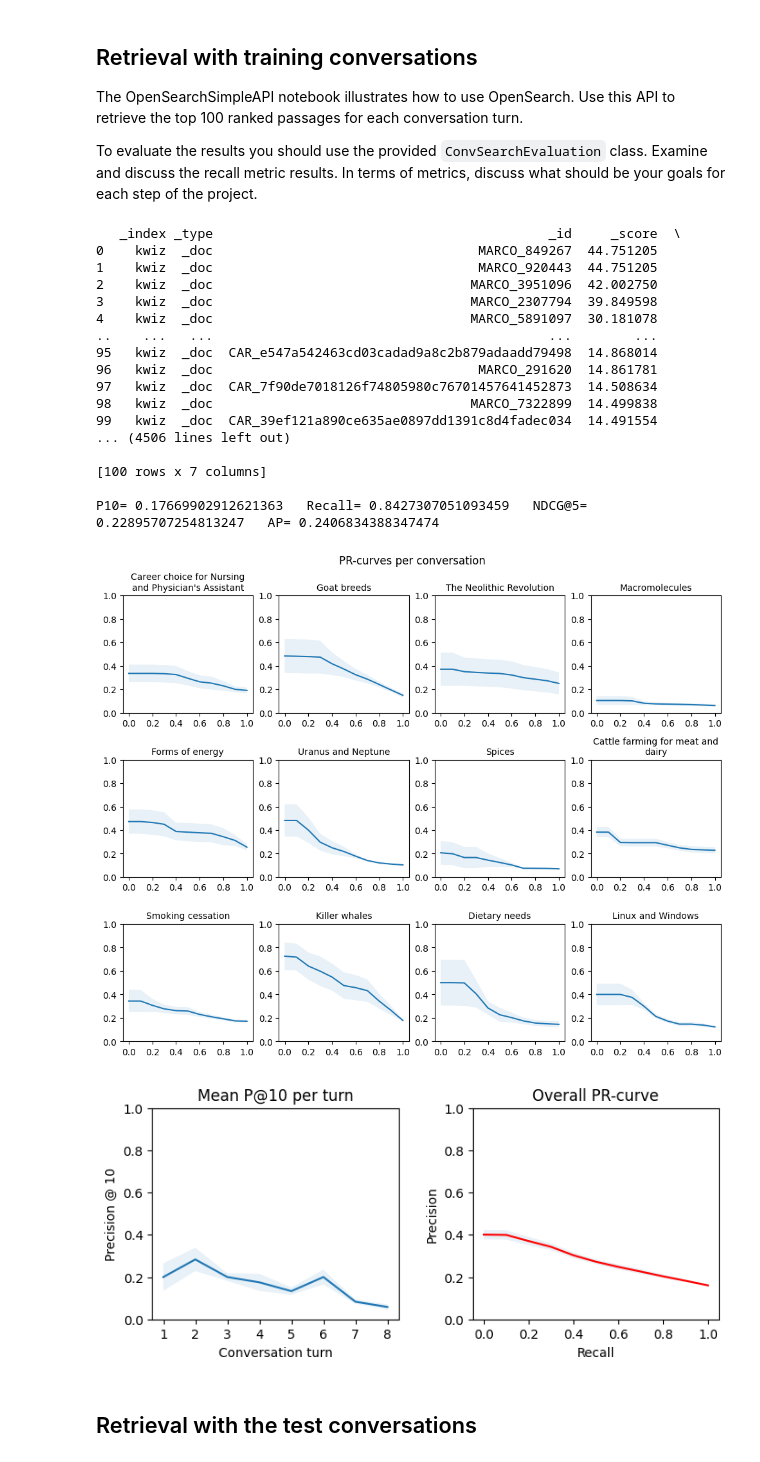
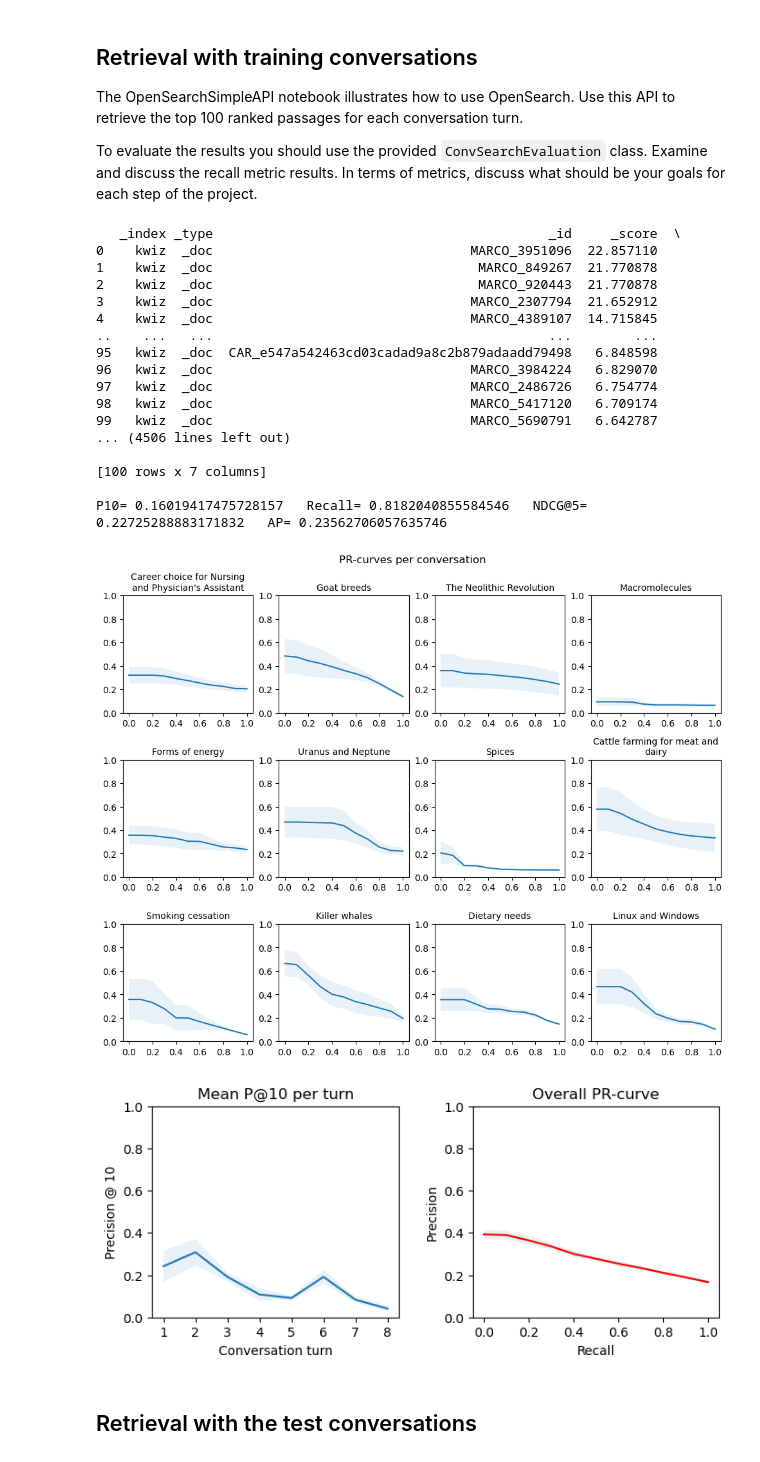
Before and after one commit to RGrave22/RI-Project, a Jupyter notebook: 1st Stage/NLPSearch-phase1/CS-RAG Evaluation.ipynb, the cells around one changed output. Cells and saved outputs as stored; diff of their text form; code cells hidden in the pictures.

```diff
--- a/1st Stage/NLPSearch-phase1/CS-RAG Evaluation.ipynb
+++ b/1st Stage/NLPSearch-phase1/CS-RAG Evaluation.ipynb
@@ -255,7 +255,13 @@ for topic in conv_topics:
         # result = opensearch.search_body(query=utterance, numDocs = 100)
 
         #Conversation History
-        result = rwh.rankWithHistory(topic= topic, turn = turn, opensearch = opensearch)
+        #result = rwh.rankWithHistory(topic= topic, turn = turn, opensearch = opensearch)
+
+        if turn_id == 1:
+            first_utterance = utterance
+            result = opensearch.search_body(query=utterance, numDocs = 100)
+        else:
+            result = rwh.rankWithHistory(first_utterance= first_utterance, turn = turn, opensearch = opensearch)
 
         #LMD
         # result = rr.reRank(topic=utterance,opensearch=opensearch)
@@ -318,46 +324,46 @@ mean_p10_per_turn = np.mean(_p10_acc,axis = 0)
 var_p10_per_turn = np.var(_p10_acc,axis = 0)
 ax1 = fig_2.add_subplot(1,2,1)
 ax1.plot(np.arange(1,9), mean_p10_per_turn[0:8])
 ax1.set_xticks(np.arange(1,9))
 ax1.fill_between(np.arange(1,9), mean_p10_per_turn[0:8]-var_p10_per_turn[0:8], mean_p10_per_turn[0:8]+var_p10_per_turn[0:8], alpha = 0.1)
 ax1.set_ylim([0.0,1.0])
 ax1.set_xlabel("Conversation turn")
 ax1.set_ylabel("Precision @ 10")
 ax1.set_title("Mean P@10 per turn")
 
 ax2 = fig_2.add_subplot(1,2,2)
 full_mean_prec_rec = np.asarray(_full_mean_prec_rec ).mean(axis=0)
 full_var_prec_rec = np.asarray(_full_mean_prec_rec ).var(axis=0)
 ax2.plot(recall_11point, full_mean_prec_rec, color='red')
 ax2.fill_between(recall_11point, full_mean_prec_rec - full_var_prec_rec, full_mean_prec_rec + full_var_prec_rec, alpha = 0.1)
 ax2.set_ylim([0.0,1.0])
 ax2.set_xlabel("Recall")
 ax2.set_ylabel("Precision")
 ax2.set_title("Overall PR-curve")
 
 print()
 print('P10=', _p10, '  Recall=', _recall, '  NDCG@5=', _ndcg5, '  AP=', _ap)
 print()
 # %% [output]
    _index _type                                           _id     _score  \
-0    kwiz  _doc                                  MARCO_849267  44.751205
-1    kwiz  _doc                                  MARCO_920443  44.751205
-2    kwiz  _doc                                 MARCO_3951096  42.002750
-3    kwiz  _doc                                 MARCO_2307794  39.849598
-4    kwiz  _doc                                 MARCO_5891097  30.181078
+0    kwiz  _doc                                 MARCO_3951096  22.857110
+1    kwiz  _doc                                  MARCO_849267  21.770878
+2    kwiz  _doc                                  MARCO_920443  21.770878
+3    kwiz  _doc                                 MARCO_2307794  21.652912
+4    kwiz  _doc                                 MARCO_4389107  14.715845
 ..    ...   ...                                           ...        ...
-95   kwiz  _doc  CAR_e547a542463cd03cadad9a8c2b879adaadd79498  14.868014
-96   kwiz  _doc                                  MARCO_291620  14.861781
-97   kwiz  _doc  CAR_7f90de7018126f74805980c76701457641452873  14.508634
-98   kwiz  _doc                                 MARCO_7322899  14.499838
-99   kwiz  _doc  CAR_39ef121a890ce635ae0897dd1391c8d4fadec034  14.491554
+95   kwiz  _doc  CAR_e547a542463cd03cadad9a8c2b879adaadd79498   6.848598
+96   kwiz  _doc                                 MARCO_3984224   6.829070
+97   kwiz  _doc                                 MARCO_2486726   6.754774
+98   kwiz  _doc                                 MARCO_5417120   6.709174
+99   kwiz  _doc                                 MARCO_5690791   6.642787
 ... (4506 lines left out)
 
 [100 rows x 7 columns]
 
-P10= 0.17669902912621363   Recall= 0.8427307051093459   NDCG@5= 0.22895707254813247   AP= 0.2406834388347474
+P10= 0.16019417475728157   Recall= 0.8182040855584546   NDCG@5= 0.22725288883171832   AP= 0.23562706057635746
-[figure, old version]
+[figure, new version]
-[figure, old version]
+[figure, new version]
 # %% [markdown]
 ## Retrieval with the test conversations
 # %%
```
Also changed, not shown: parts of 1 cell of this notebook, 1 other file.
